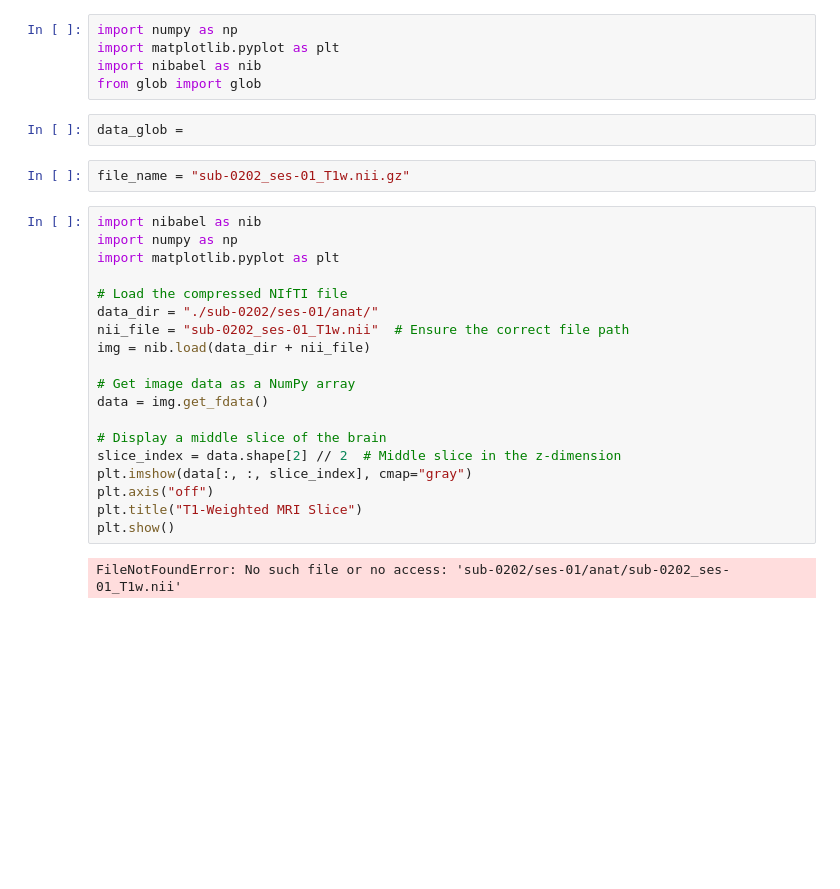
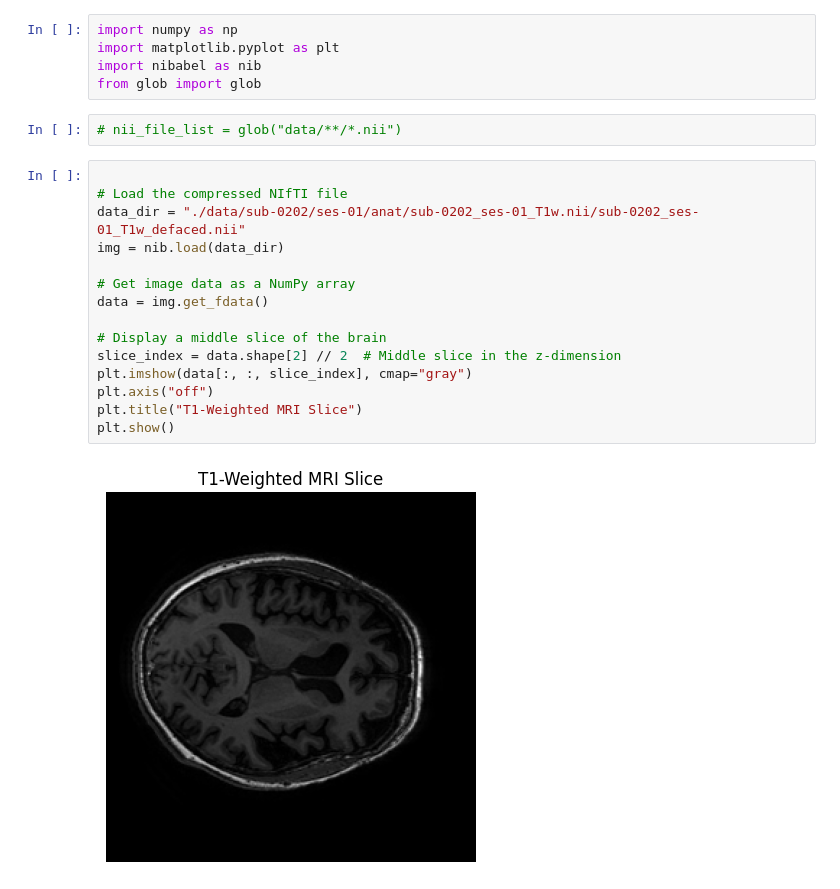
Before and after one commit to efwoods/Parkinsons_Disease_Study, a Jupyter notebook: example_data.ipynb, the cells around one changed output. Saved outputs shown, nothing was run; the diff lists cells and outputs as text; blank space fills up the shorter version.

Commit message:
working example of nifti image of MRI

```diff
--- a/example_data.ipynb
+++ b/example_data.ipynb
@@ -3,28 +3,22 @@ import numpy as np
 import matplotlib.pyplot as plt
 import nibabel as nib
 from glob import glob
-# %%
-data_glob =
-# %%
-file_name = "sub-0202_ses-01_T1w.nii.gz"
+# %%
+# nii_file_list = glob("data/**/*.nii")
 # %%
-import nibabel as nib
-import numpy as np
-import matplotlib.pyplot as plt
 
 # Load the compressed NIfTI file
-data_dir = "./sub-0202/ses-01/anat/"
-nii_file = "sub-0202_ses-01_T1w.nii"  # Ensure the correct file path
-img = nib.load(data_dir + nii_file)
+data_dir = "./data/sub-0202/ses-01/anat/sub-0202_ses-01_T1w.nii/sub-0202_ses-01_T1w_defaced.nii"
+img = nib.load(data_dir)
 
 # Get image data as a NumPy array
 data = img.get_fdata()
 
 # Display a middle slice of the brain
 slice_index = data.shape[2] // 2  # Middle slice in the z-dimension
 plt.imshow(data[:, :, slice_index], cmap="gray")
 plt.axis("off")
 plt.title("T1-Weighted MRI Slice")
 plt.show()
 # %% [output]
-FileNotFoundError: No such file or no access: 'sub-0202/ses-01/anat/sub-0202_ses-01_T1w.nii'
+[figure, added]
```
